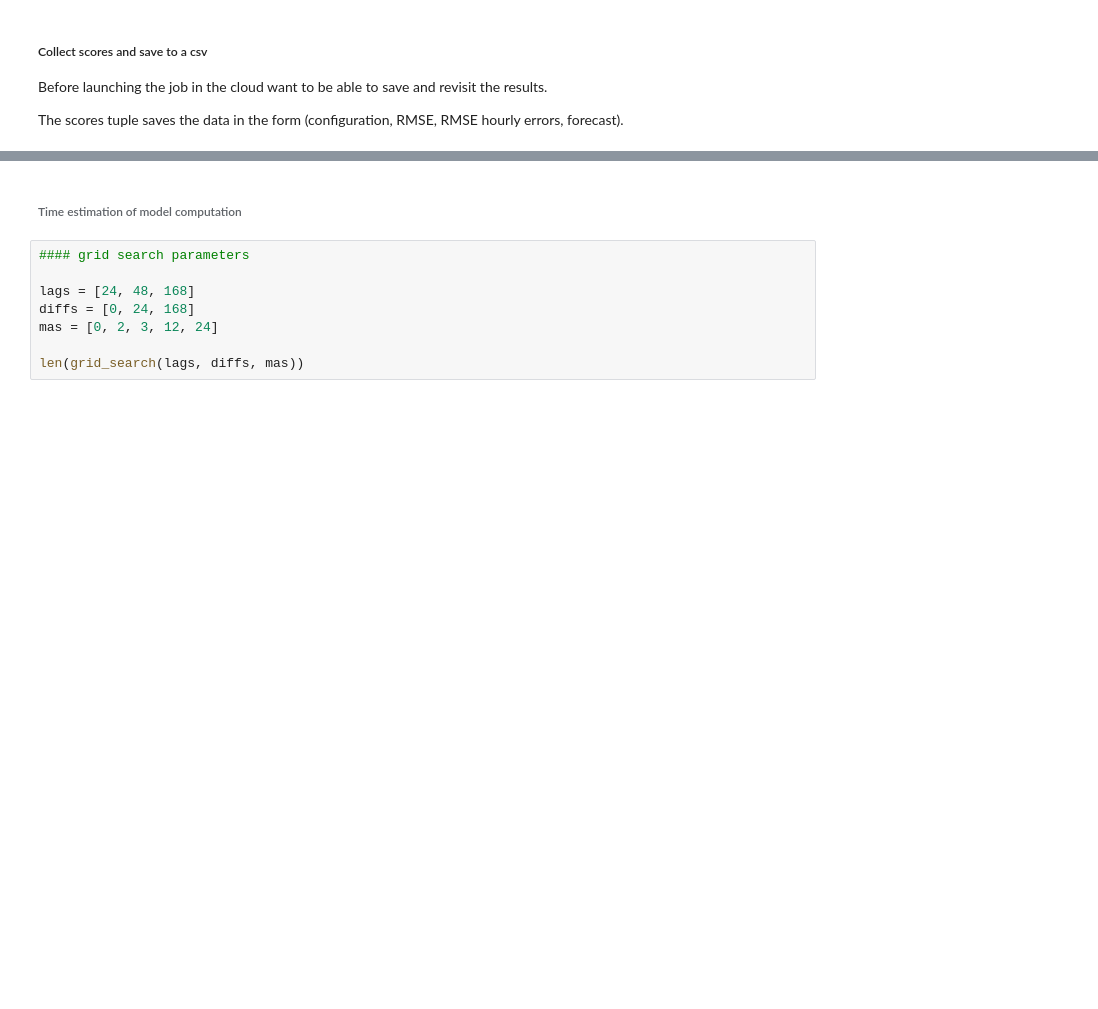
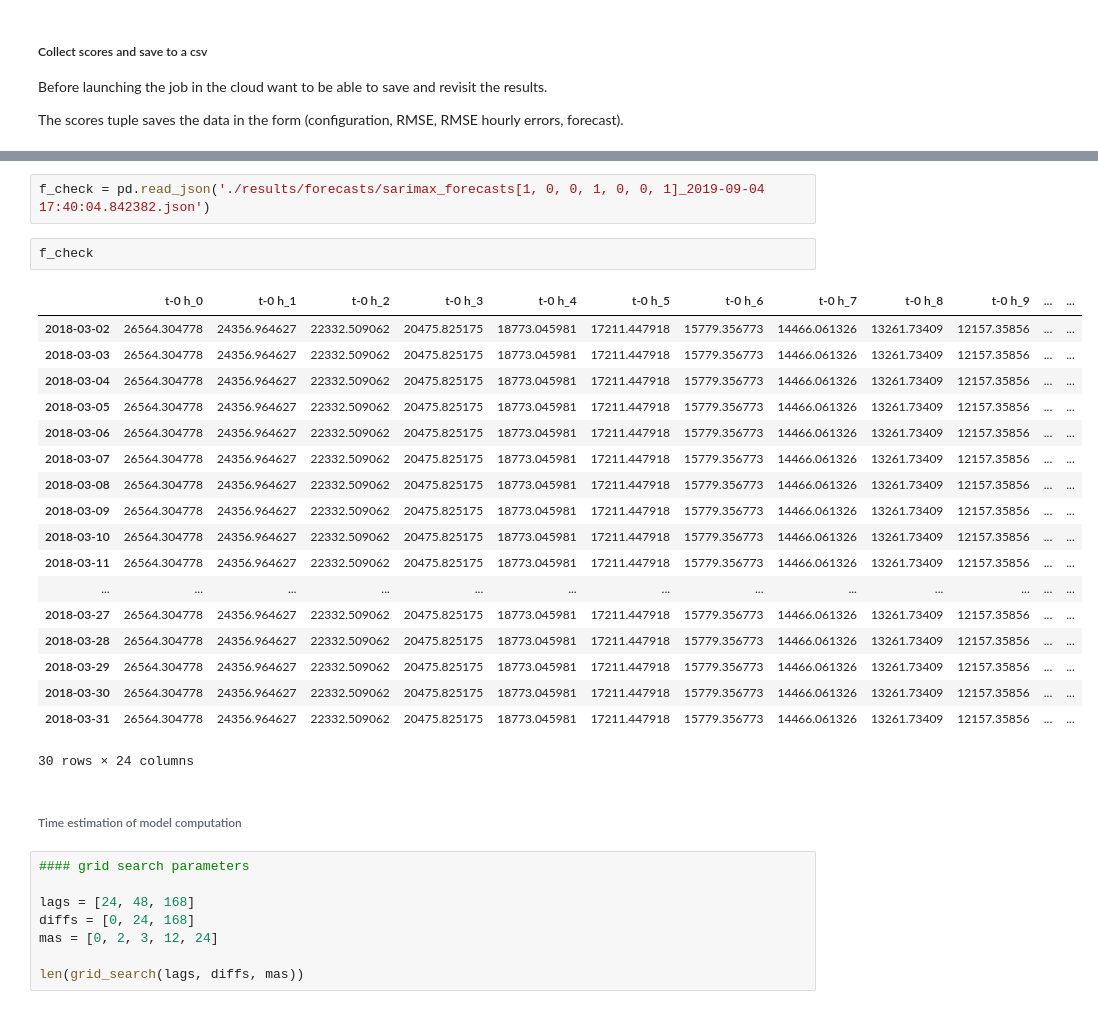
Before and after one commit to kolasniwash/short-term-energy-demand-forecasting, a Jupyter notebook: model_arima.ipynb, the cells around one changed output, grey strips where cells are left out. Cells and saved outputs as stored; diff of their text form; blank space fills up the shorter version.

```diff
--- a/model_arima.ipynb
+++ b/model_arima.ipynb
@@ -707,3 +626,26 @@ scores[0]
+# %%
+f_check = pd.read_json('./results/forecasts/sarimax_forecasts[1, 0, 0, 1, 0, 0, 1]_2019-09-04 17:40:04.842382.json')
+# %%
+f_check
+# %% [output]
+|  | t-0 h_0 | t-0 h_1 | t-0 h_2 | t-0 h_3 | t-0 h_4 | t-0 h_5 | t-0 h_6 | t-0 h_7 | t-0 h_8 | t-0 h_9 | ... | ... |
+| 2018-03-02 | 26564.304778 | 24356.964627 | 22332.509062 | 20475.825175 | 18773.045981 | 17211.447918 | 15779.356773 | 14466.061326 | 13261.73409 | 12157.35856 | ... | ... |
+| 2018-03-03 | 26564.304778 | 24356.964627 | 22332.509062 | 20475.825175 | 18773.045981 | 17211.447918 | 15779.356773 | 14466.061326 | 13261.73409 | 12157.35856 | ... | ... |
+| 2018-03-04 | 26564.304778 | 24356.964627 | 22332.509062 | 20475.825175 | 18773.045981 | 17211.447918 | 15779.356773 | 14466.061326 | 13261.73409 | 12157.35856 | ... | ... |
+| 2018-03-05 | 26564.304778 | 24356.964627 | 22332.509062 | 20475.825175 | 18773.045981 | 17211.447918 | 15779.356773 | 14466.061326 | 13261.73409 | 12157.35856 | ... | ... |
+| 2018-03-06 | 26564.304778 | 24356.964627 | 22332.509062 | 20475.825175 | 18773.045981 | 17211.447918 | 15779.356773 | 14466.061326 | 13261.73409 | 12157.35856 | ... | ... |
+| 2018-03-07 | 26564.304778 | 24356.964627 | 22332.509062 | 20475.825175 | 18773.045981 | 17211.447918 | 15779.356773 | 14466.061326 | 13261.73409 | 12157.35856 | ... | ... |
+| 2018-03-08 | 26564.304778 | 24356.964627 | 22332.509062 | 20475.825175 | 18773.045981 | 17211.447918 | 15779.356773 | 14466.061326 | 13261.73409 | 12157.35856 | ... | ... |
+| 2018-03-09 | 26564.304778 | 24356.964627 | 22332.509062 | 20475.825175 | 18773.045981 | 17211.447918 | 15779.356773 | 14466.061326 | 13261.73409 | 12157.35856 | ... | ... |
+| 2018-03-10 | 26564.304778 | 24356.964627 | 22332.509062 | 20475.825175 | 18773.045981 | 17211.447918 | 15779.356773 | 14466.061326 | 13261.73409 | 12157.35856 | ... | ... |
+| 2018-03-11 | 26564.304778 | 24356.964627 | 22332.509062 | 20475.825175 | 18773.045981 | 17211.447918 | 15779.356773 | 14466.061326 | 13261.73409 | 12157.35856 | ... | ... |
+| ... | ... | ... | ... | ... | ... | ... | ... | ... | ... | ... | ... | ... |
+| 2018-03-27 | 26564.304778 | 24356.964627 | 22332.509062 | 20475.825175 | 18773.045981 | 17211.447918 | 15779.356773 | 14466.061326 | 13261.73409 | 12157.35856 | ... | ... |
+| 2018-03-28 | 26564.304778 | 24356.964627 | 22332.509062 | 20475.825175 | 18773.045981 | 17211.447918 | 15779.356773 | 14466.061326 | 13261.73409 | 12157.35856 | ... | ... |
+| 2018-03-29 | 26564.304778 | 24356.964627 | 22332.509062 | 20475.825175 | 18773.045981 | 17211.447918 | 15779.356773 | 14466.061326 | 13261.73409 | 12157.35856 | ... | ... |
+| 2018-03-30 | 26564.304778 | 24356.964627 | 22332.509062 | 20475.825175 | 18773.045981 | 17211.447918 | 15779.356773 | 14466.061326 | 13261.73409 | 12157.35856 | ... | ... |
+| 2018-03-31 | 26564.304778 | 24356.964627 | 22332.509062 | 20475.825175 | 18773.045981 | 17211.447918 | 15779.356773 | 14466.061326 | 13261.73409 | 12157.35856 | ... | ... |
+30 rows × 24 columns
 # %% [markdown]
 ###### Time estimation of model computation
 # %%
```
Also changed, not shown: parts of 20 cells of this notebook, 24 other files.
